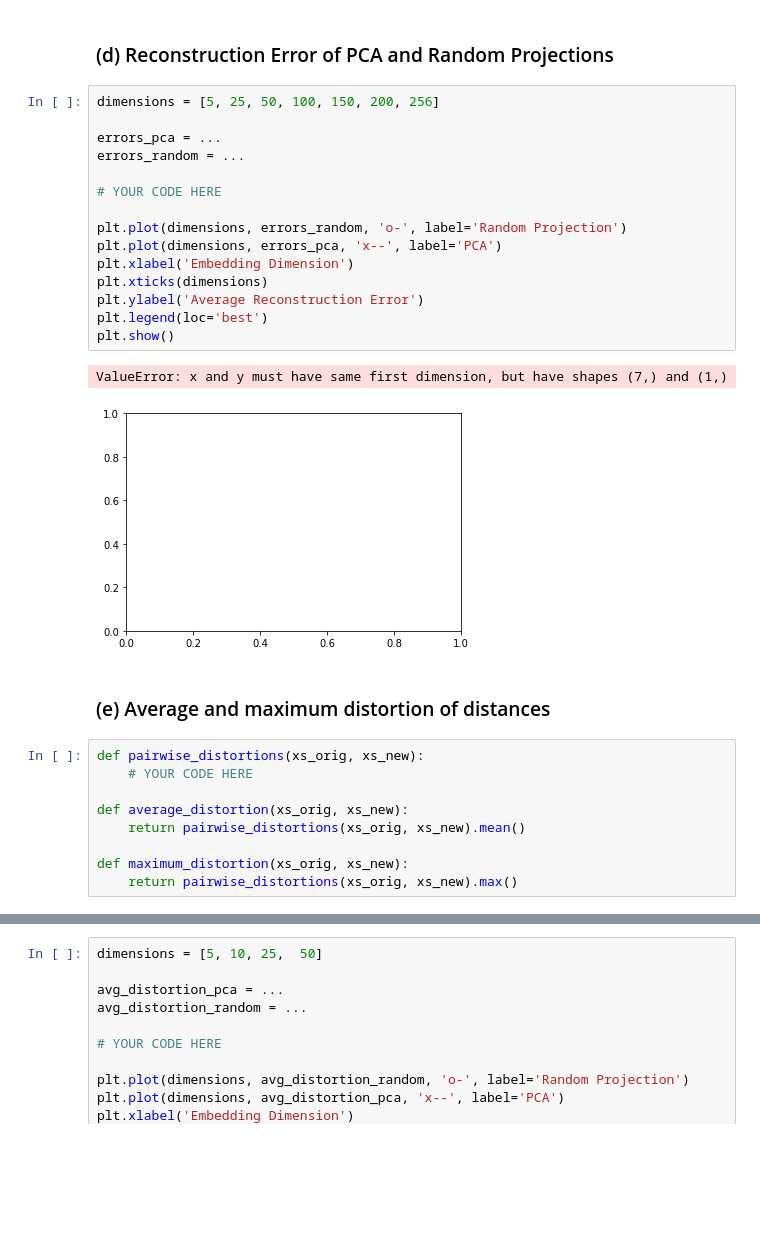
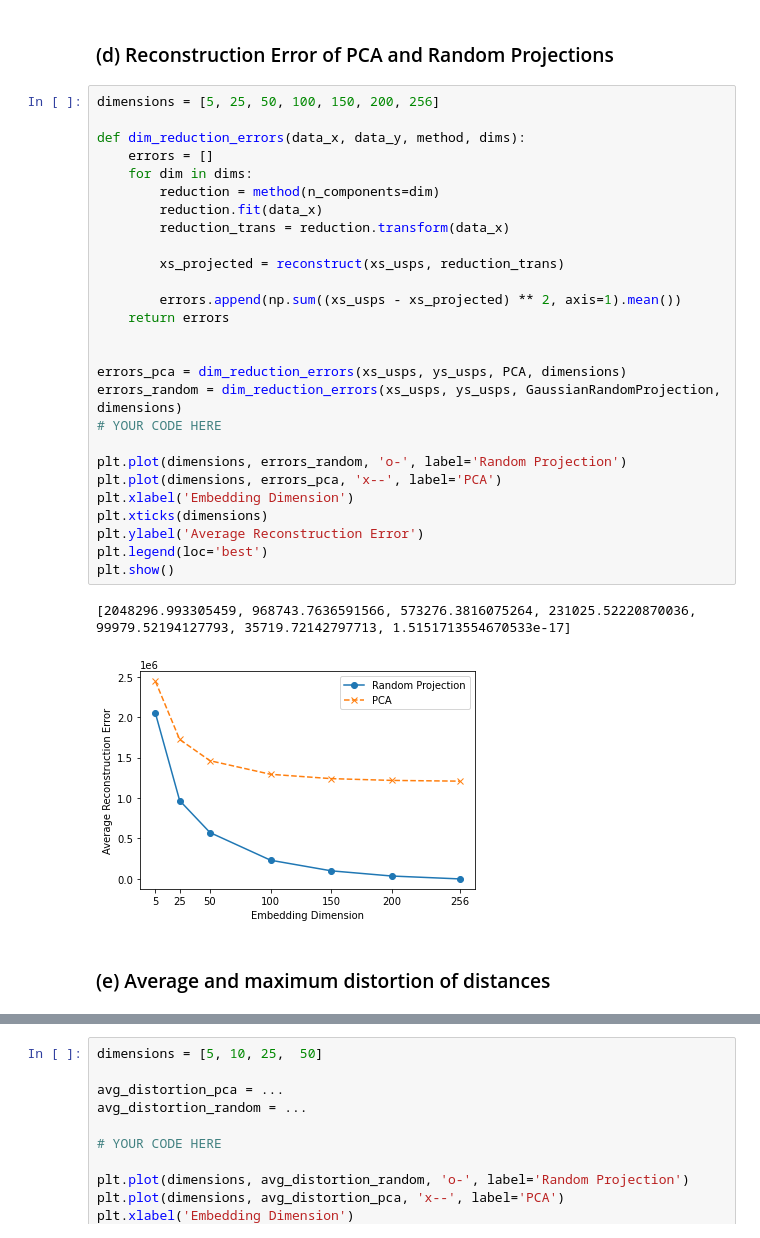
Before and after one commit to Zleander/SML_Exercises, a Jupyter notebook: Ex09/Assignment9.ipynb, the cells around one changed output, grey strips where cells are left out. Cells and saved outputs as stored; diff of their text form; blank space fills up the shorter version.

```diff
--- a/Ex09/Assignment9.ipynb
+++ b/Ex09/Assignment9.ipynb
@@ -164,29 +164,32 @@ plt.show()
 # %%
 dimensions = [5, 25, 50, 100, 150, 200, 256]
 
-errors_pca = ...
-errors_random = ...
+def dim_reduction_errors(data_x, data_y, method, dims):
+    errors = []
+    for dim in dims:
+        reduction = method(n_components=dim)
+        reduction.fit(data_x)
+        reduction_trans = reduction.transform(data_x)
 
+        xs_projected = reconstruct(xs_usps, reduction_trans)
+
+        errors.append(np.sum((xs_usps - xs_projected) ** 2, axis=1).mean())
+    return errors
+
+
+errors_pca = dim_reduction_errors(xs_usps, ys_usps, PCA, dimensions)
+errors_random = dim_reduction_errors(xs_usps, ys_usps, GaussianRandomProjection, dimensions)
 # YOUR CODE HERE
 
 plt.plot(dimensions, errors_random, 'o-', label='Random Projection')
 plt.plot(dimensions, errors_pca, 'x--', label='PCA')
 plt.xlabel('Embedding Dimension')
 plt.xticks(dimensions)
 plt.ylabel('Average Reconstruction Error')
 plt.legend(loc='best')
 plt.show()
 # %% [output]
-ValueError: x and y must have same first dimension, but have shapes (7,) and (1,)
+[2048296.993305459, 968743.7636591566, 573276.3816075264, 231025.52220870036, 99979.52194127793, 35719.72142797713, 1.5151713554670533e-17]
-[figure, old version]
+[figure, new version]
 # %% [markdown]
 ### (e) Average and maximum distortion of distances
-# %%
-def pairwise_distortions(xs_orig, xs_new):
-    # YOUR CODE HERE
-
-def average_distortion(xs_orig, xs_new):
-    return pairwise_distortions(xs_orig, xs_new).mean()
-
-def maximum_distortion(xs_orig, xs_new):
-    return pairwise_distortions(xs_orig, xs_new).max()
```
Also changed, not shown: parts of 7 cells of this notebook.
